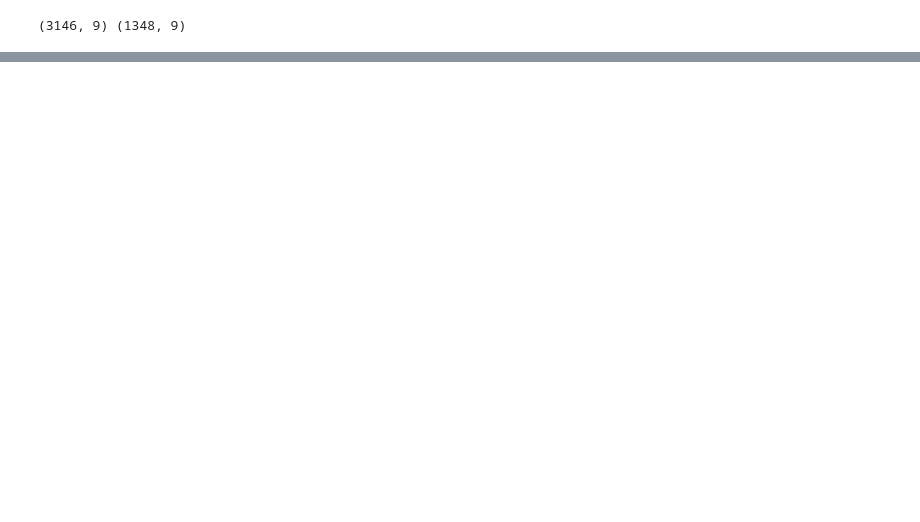
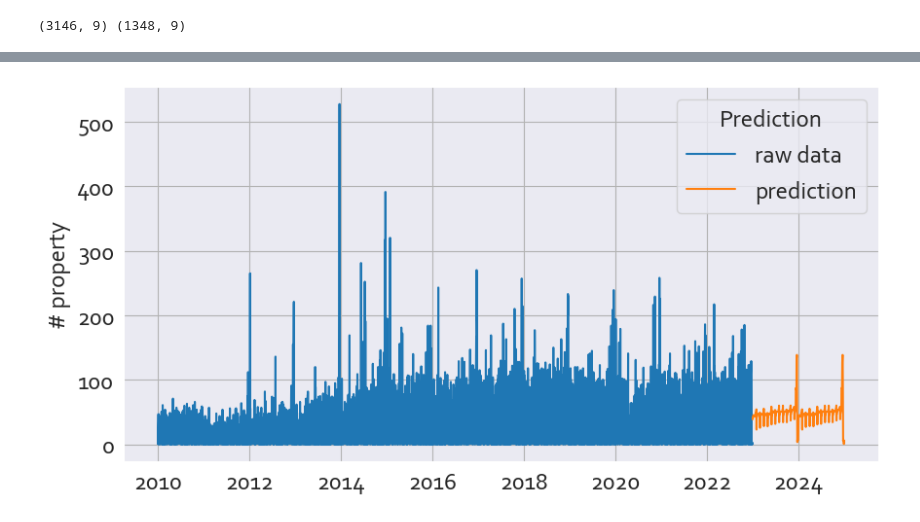
Before and after one commit to alexCCTcollege/CA-2, a Jupyter notebook: code 2.ipynb, the cells around one changed output, grey strips where cells are left out. Drawn from its saved outputs; the diff is of its cells as text; code cells hidden in the pictures; blank space fills up the shorter version.

```diff
--- a/code 2.ipynb
+++ b/code 2.ipynb
@@ -689,0 +533,3 @@ test['# property'].mean()
+# %%
+future['Prediction'] = 'prediction'
+future.head()
@@ -689,0 +541,7 @@ test['# property'].mean()
+# %%
+df = Total[['# property','year','month','day','day_of_year','week_of_year','quarter']]
+df['Prediction']='raw data'
+df.head()
+# %%
+final = pd.concat([df,future])
+final.head()
@@ -689,0 +635,2 @@ test['# property'].mean()
+# %%
+Dublin = create_df_prediction('Dublin')
@@ -689,0 +654,4 @@ test['# property'].mean()
+# %%
+graph = sns.lineplot(data=Dublin, x=final.index, y='# property', hue='Prediction')
+# %% [output]
+[figure, added]
```
Also changed, not shown: parts of 31 cells of this notebook.
